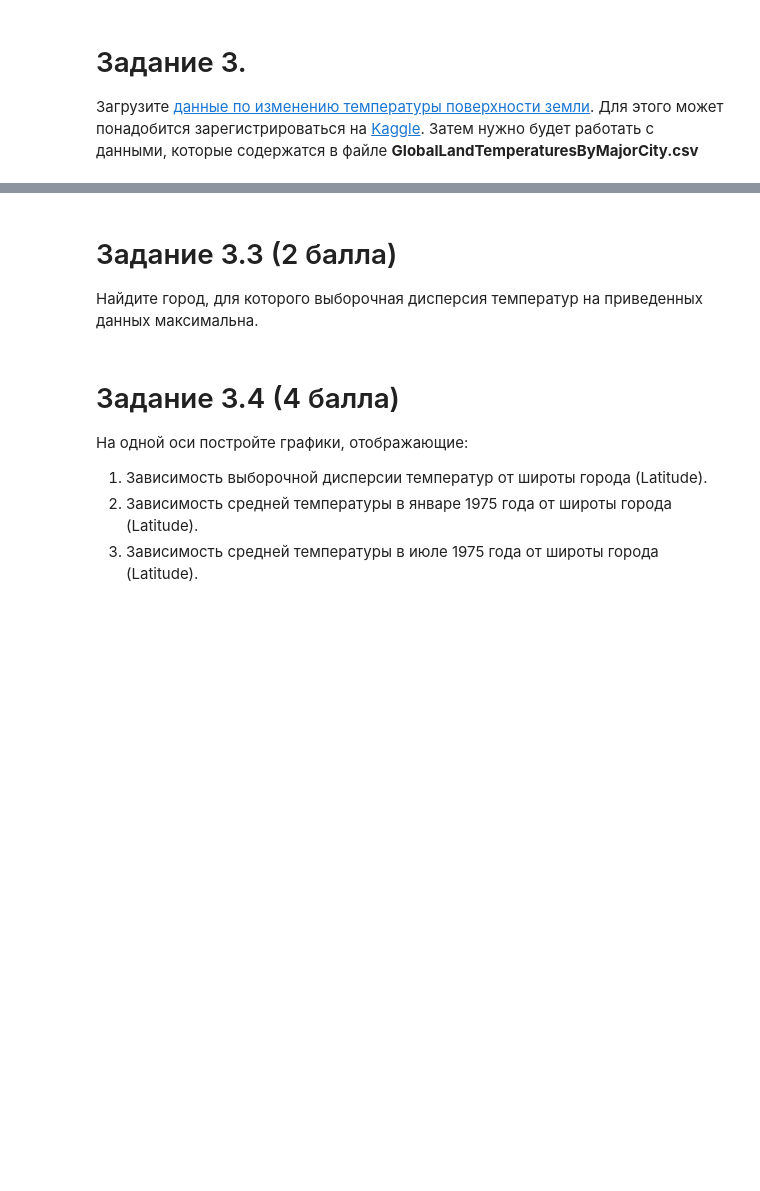
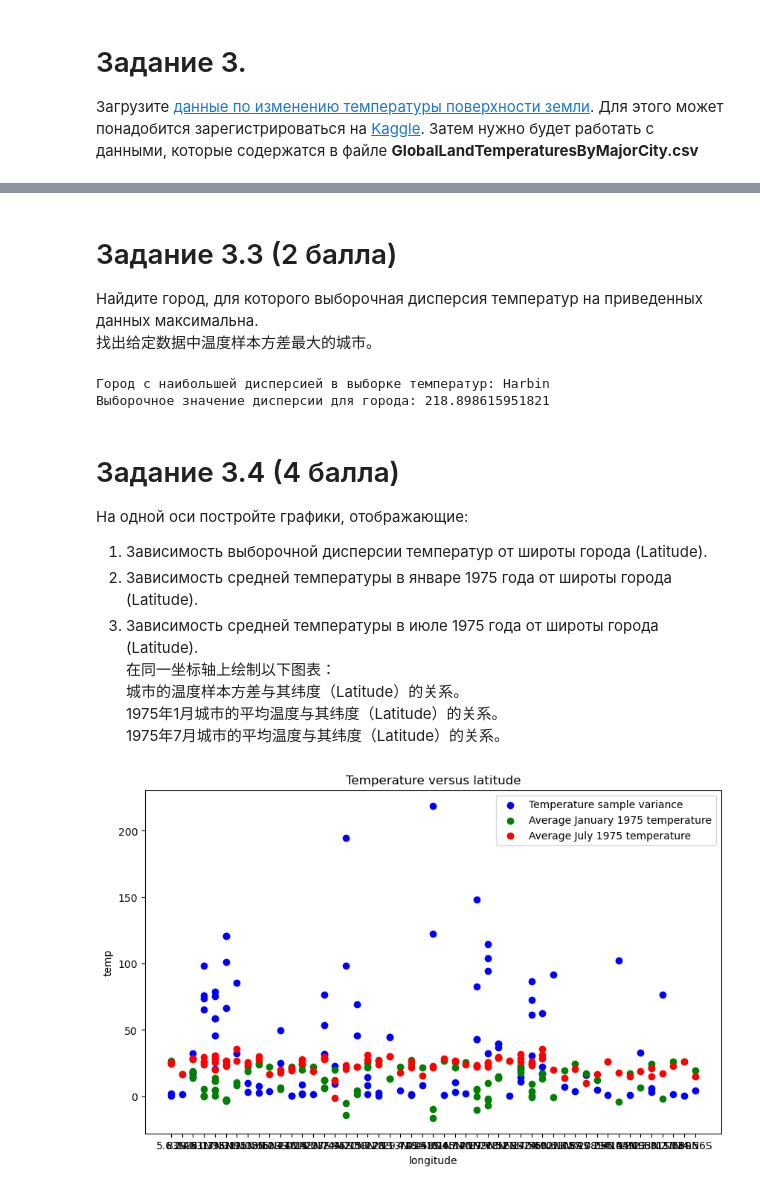
Before and after one commit to yangjiuyue18/python-homework, a Jupyter notebook: tasks/Task_3.ipynb, the cells around one changed output, grey strips where cells are left out. Drawn from its saved outputs; the diff is of its cells as text; code cells hidden in the pictures; blank space fills up the shorter version.

```diff
--- a/tasks/Task_3.ipynb
+++ b/tasks/Task_3.ipynb
@@ -34,6 +83,27 @@ df.head()
 # Задание 3.3 (2 балла)
 
 Найдите город, для которого выборочная дисперсия температур на приведенных данных максимальна.
+找出给定数据中温度样本方差最大的城市。
+# %%
+# 确保数据已加载到df中
+# 1. 按城市分组数据
+# 1. Данные сгруппированы по городам
+grouped = df_after_1950.groupby('City')
+
+# 2. 计算每个城市的温度样本方差
+# 2. Рассчитайте выборочную дисперсию температуры для каждого города
+variance_by_city = grouped['AverageTemperature'].var()
+
+# 3. 找出样本方差最大的城市
+# 3. Определите город с наибольшей дисперсией выборки
+max_variance_city = variance_by_city.idxmax()
+max_variance_value = variance_by_city.max()
+
+print("Город с наибольшей дисперсией в выборке температур:", max_variance_city)
+print("Выборочное значение дисперсии для города:", max_variance_value)
+# %% [output]
+Город с наибольшей дисперсией в выборке температур: Harbin
+Выборочное значение дисперсии для города: 218.898615951821
 # %% [markdown]
 # Задание 3.4 (4 балла)
 
@@ -41,6 +111,48 @@ df.head()
 1. Зависимость выборочной дисперсии температур от широты города (Latitude).
 2. Зависимость средней температуры в январе 1975 года от широты города (Latitude).
 3. Зависимость средней температуры в июле 1975 года от широты города (Latitude).
+在同一坐标轴上绘制以下图表：
+城市的温度样本方差与其纬度（Latitude）的关系。
+1975年1月城市的平均温度与其纬度（Latitude）的关系。
+1975年7月城市的平均温度与其纬度（Latitude）的关系。
+# %%
+# 计算样本方差
+# Рассчитайте выборочную дисперсию
+variance_by_city = df_after_1950.groupby('City').agg({'AverageTemperature': 'var', 'Latitude': 'first'})
+
+# 筛选1975年1月和7月的数据
+# Скрининг данных за январь и июль 1975 года
+jan_1975 = df_after_1950[(df_after_1950['dt'].dt.month == 1) & (df_after_1950['dt'].dt.year == 1975)]
+jul_1975 = df_after_1950[(df_after_1950['dt'].dt.month == 7) & (df_after_1950['dt'].dt.year == 1975)]
+
+# 计算1975年1月和7月的平均温度
+# Рассчитайте среднюю температуру для января и июля 1975 года
+avg_temp_jan_1975 = jan_1975.groupby('City').agg({'AverageTemperature': 'mean', 'Latitude': 'first'})
+avg_temp_jul_1975 = jul_1975.groupby('City').agg({'AverageTemperature': 'mean', 'Latitude': 'first'})
+
+# 绘制图表
+# Чартинг
+plt.figure(figsize=(10, 6))
+
+# 温度样本方差与纬度的关系
+# Дисперсия выборки температуры в зависимости от широты
+plt.scatter(variance_by_city['Latitude'], variance_by_city['AverageTemperature'], color='blue', label='Temperature sample variance')
+
+# 1975年1月平均温度与纬度的关系
+# Средняя температура января 1975 года в зависимости от широты
+plt.scatter(avg_temp_jan_1975['Latitude'], avg_temp_jan_1975['AverageTemperature'], color='green', label='Average January 1975 temperature')
+
+# 1975年7月平均温度与纬度的关系
+# Средняя температура июля 1975 года в зависимости от широты
+plt.scatter(avg_temp_jul_1975['Latitude'], avg_temp_jul_1975['AverageTemperature'], color='red', label='Average July 1975 temperature')
+
+plt.title('Temperature versus latitude')
+plt.xlabel('longitude')
+plt.ylabel('temp')
+plt.legend()
+plt.show()
+# %% [output]
+[figure, added]
 # %% [markdown]
 # Задание 3.5 (6 баллов)
 
```
Also changed, not shown: parts of 10 cells of this notebook, 2 other files.
